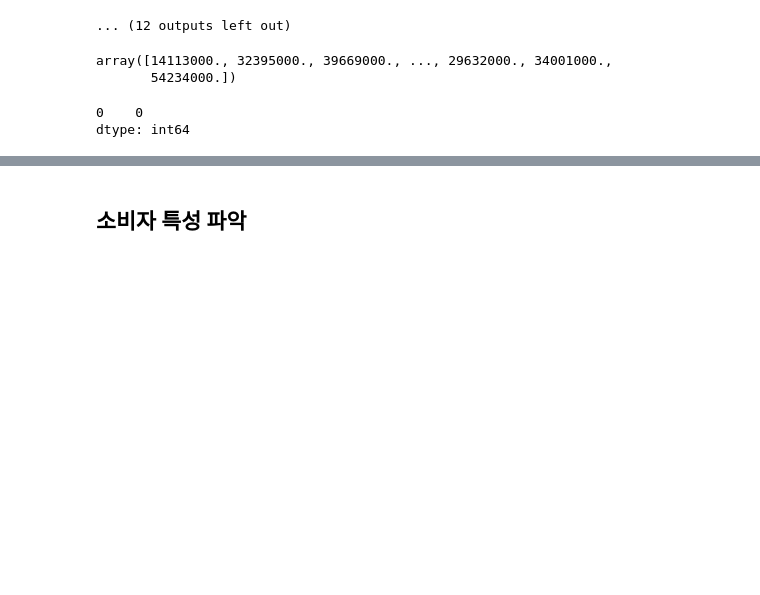
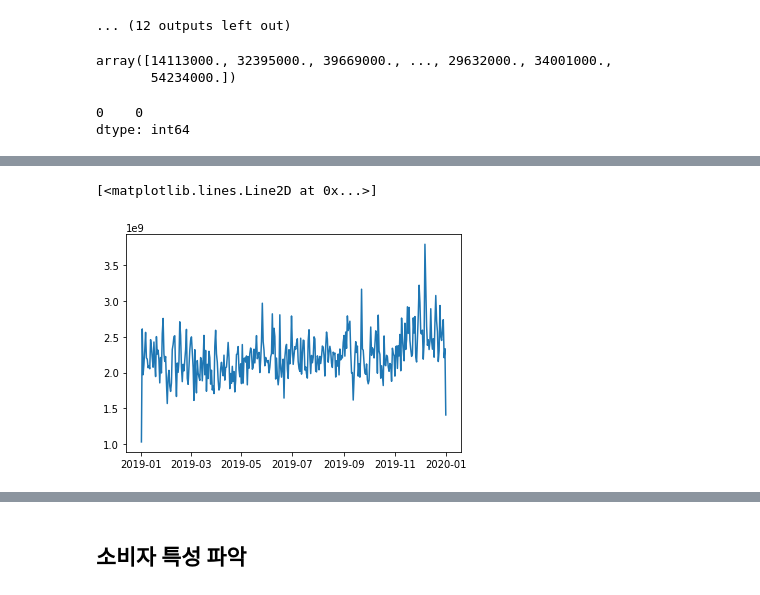
Before and after one commit to devsosin/big_contest, a Jupyter notebook: prepro.ipynb, the cells around one changed output, grey strips where cells are left out. Cells and saved outputs as stored; diff of their text form; code cells hidden in the pictures; blank space fills up the shorter version.

```diff
--- a/prepro.ipynb
+++ b/prepro.ipynb
@@ -362,0 +373,4 @@ KeyboardInterrupt:
+# %%
+perform_df['날짜'] = list(map(lambda i : i.date(), perform_df['방송일시']))
+# %%
+perform_df.dropna(inplace=True)
@@ -362,0 +381,2 @@ KeyboardInterrupt:
+# %%
+perform_df['월일'] = list(map(lambda i : '{:02d}_{:02d}'.format(i.month, i.day), perform_df['날짜']))
@@ -362,0 +398,6 @@ KeyboardInterrupt:
+# %%
+import matplotlib.pyplot as plt
+plt.plot(perform_df.groupby('날짜').sum()[' 취급액 '])
+# %% [output]
+[<matplotlib.lines.Line2D at 0x...>]
+[figure, added]
```
Also changed, not shown: parts of 13 cells of this notebook, 1 other file.
